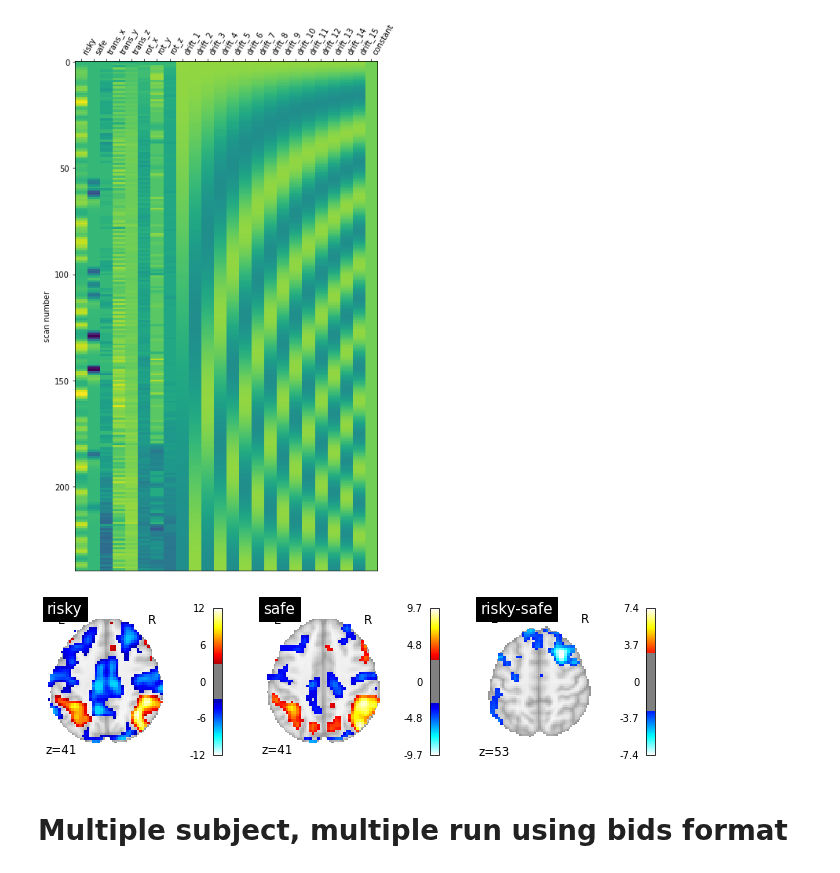
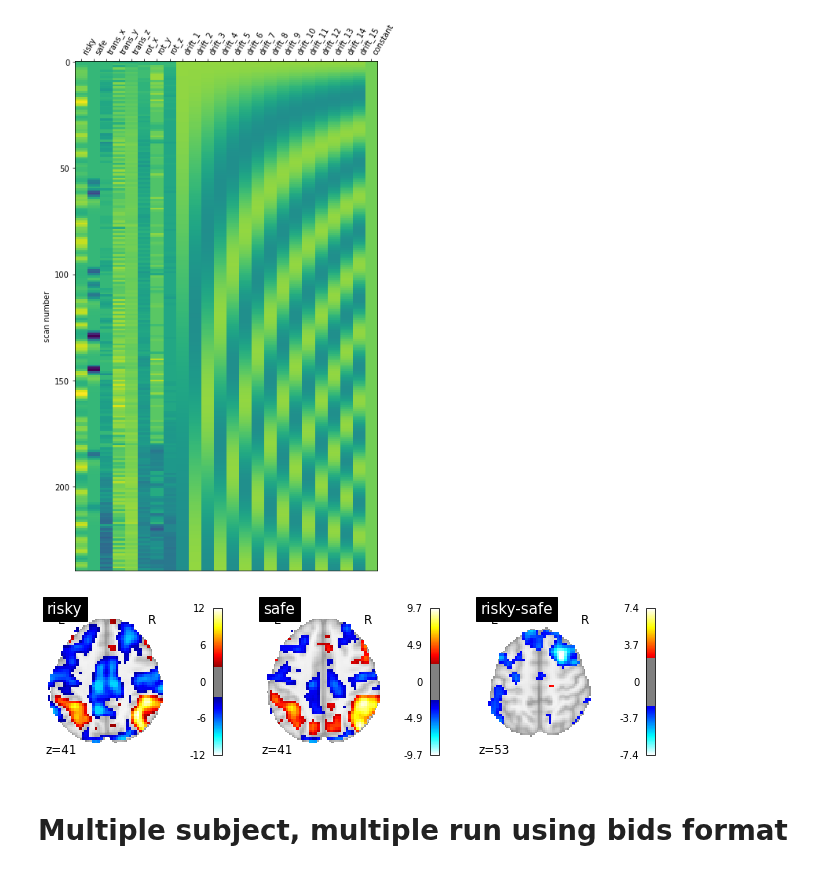
Before and after one commit to CCS-Lab/project_model_based_fmri, a Jupyter notebook: examples/Mixed-gambles_task/glm_model_based_using_nilearn.ipynb, the cells around one changed output. Saved outputs shown, nothing was run; the diff lists cells and outputs as text; code cells hidden in the pictures.

```diff
--- a/examples/Mixed-gambles_task/glm_model_based_using_nilearn.ipynb
+++ b/examples/Mixed-gambles_task/glm_model_based_using_nilearn.ipynb
@@ -41,7 +42,7 @@ def make_contrasts(design_matrix):
 # %%
 from nilearn import plotting
 
-def plot_contrast(first_level_model):
+def plot_contrast(first_level_model, display_mode='ortho', threshold=2.5, cut_coords=None):
     """ Given a first model, specify, estimate and plot the main contrasts"""
 
     design_matrix = first_level_model.design_matrices_[0]
@@ -53,12 +54,10 @@ def plot_contrast(first_level_model):
     # compute the per-contrast z-map
     for index, (contrast_id, contrast_val) in enumerate(contrasts.items()):
         ax = plt.subplot(1, len(contrasts), 1 + index)
-#         z_map = first_level_model.compute_contrast(contrast_val, output_type='z_score')
         z_map = first_level_model.compute_contrast([contrast_val * len(first_level_model.design_matrices_)], output_type='z_score')
 
         plotting.plot_stat_map(
-            z_map, display_mode='z', threshold=3.0,
-            title=contrast_id, axes=ax, cut_coords=1)
+            z_map, display_mode=display_mode, threshold=threshold, title=contrast_id, axes=ax, cut_coords=cut_coords)
         z_maps.append(z_map)
     return z_maps
 # %% [markdown]
@@ -84,10 +83,9 @@ for i, event_sample in enumerate(event_samples):
     df = pd.read_table(event_sample)
     df['subjID'] = subject_id
     df['run'] = i + 1
-    df['respcat'] = df['respcat'].apply(lambda x: 1 if x == 1 else 0)
+    df['gamble'] = df['respcat'].apply(lambda x: 1 if x == 1 else 0)
     df['onset'] = df['onset'].astype(np.int)
     df['cert'] = 0 # certain..?
-    df['gamble'] = df['respcat']
     df_events.append(df)
 
 columns = df_events[0].columns.copy() # for safety
@@ -143,10 +173,10 @@ for design_matrix in first_level_model.design_matrices_:
 [figure]
 [figure]
 # %%
-plot_contrast(first_level_model)
+plot_contrast(first_level_model, display_mode='z', cut_coords=1)
 plt.show()
 # %% [output]
-[figure, old version]
+[figure, new version]
 # %% [markdown]
 # Multiple subject, multiple run using bids format
 # %%
```
Also changed, not shown: parts of 18 cells of this notebook, 5 other files.
